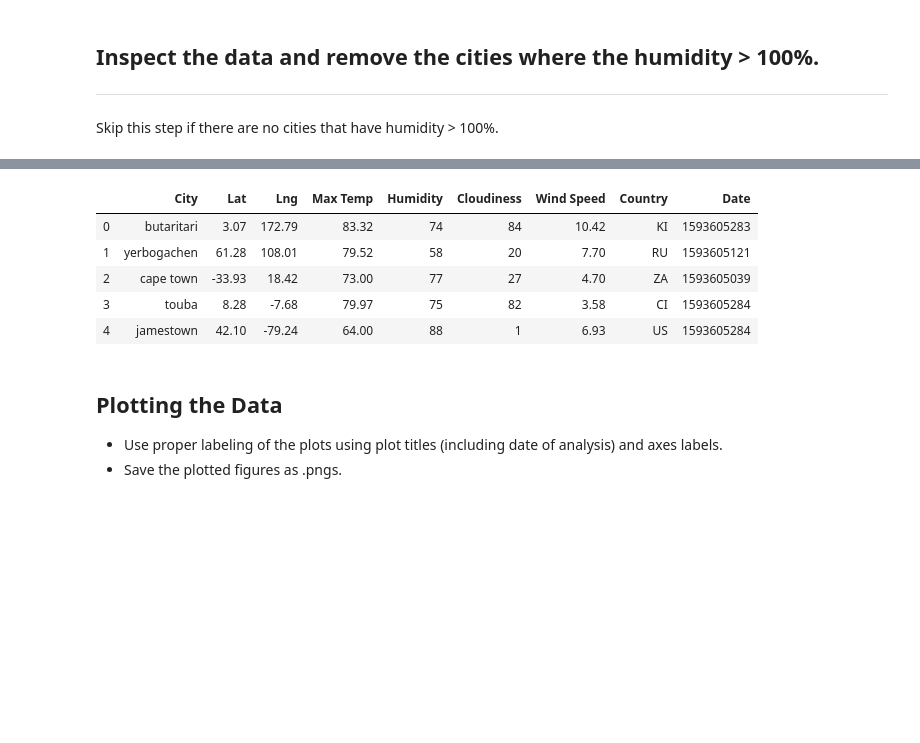
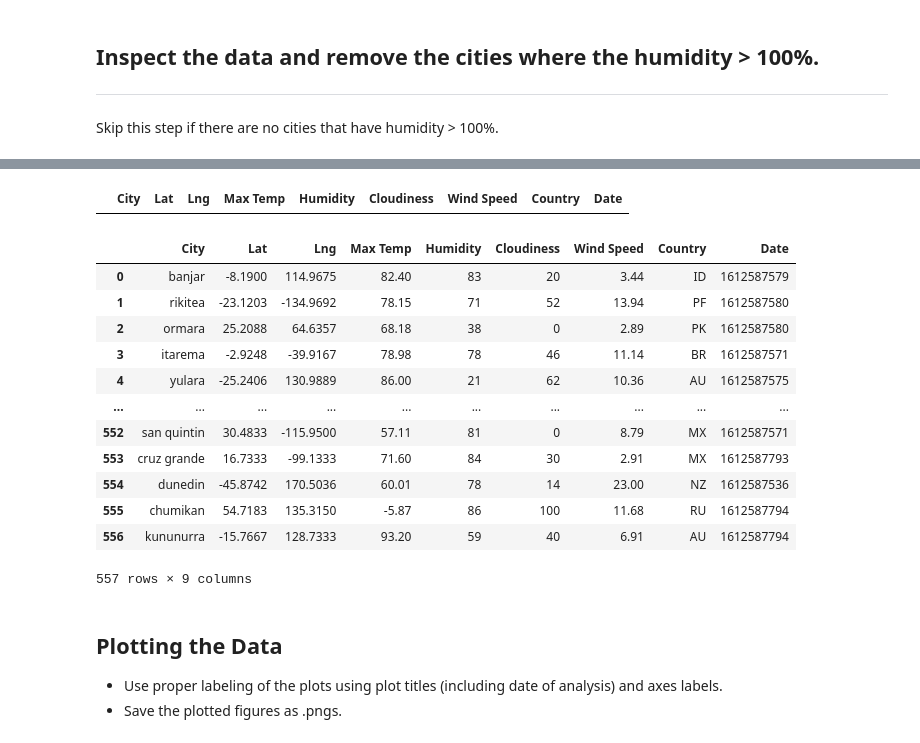
Before and after one commit to SandyGoodell/python-api-challenge, a Jupyter notebook: WeatherPy/WeatherPy.ipynb, the cells around one changed output, grey strips where cells are left out. Cells and saved outputs as stored; diff of their text form; code cells hidden in the pictures; blank space fills up the shorter version.

```diff
--- a/WeatherPy/WeatherPy.ipynb
+++ b/WeatherPy/WeatherPy.ipynb
@@ -241,13 +209,29 @@ Int64Index([], dtype='int64')
 # %%
 # Make a new DataFrame equal to the city data to drop all humidity outliers by index.
 # Passing "inplace=False" will make a copy of the city_data DataFrame, which we call "clean_city_data".
+city_data_df[~city_data_df["Humidity"] >100]
 # %% [output]
 |  | City | Lat | Lng | Max Temp | Humidity | Cloudiness | Wind Speed | Country | Date |
-| 0 | butaritari | 3.07 | 172.79 | 83.32 | 74 | 84 | 10.42 | KI | 1593605283 |
-| 1 | yerbogachen | 61.28 | 108.01 | 79.52 | 58 | 20 | 7.70 | RU | 1593605121 |
-| 2 | cape town | -33.93 | 18.42 | 73.00 | 77 | 27 | 4.70 | ZA | 1593605039 |
-| 3 | touba | 8.28 | -7.68 | 79.97 | 75 | 82 | 3.58 | CI | 1593605284 |
-| 4 | jamestown | 42.10 | -79.24 | 64.00 | 88 | 1 | 6.93 | US | 1593605284 |
+# %%
+# Make a new DataFrame equal to the city data to drop all humidity outliers by index.
+# Passing "inplace=False" will make a copy of the city_data DataFrame, which we call "clean_city_data"
+city_data_df = city_data_df[~city_data_df["Humidity"] >100]
+clean_city_data = pd.DataFrame(city_data)
+clean_city_data
+# %% [output]
+|  | City | Lat | Lng | Max Temp | Humidity | Cloudiness | Wind Speed | Country | Date |
+| 0 | banjar | -8.1900 | 114.9675 | 82.40 | 83 | 20 | 3.44 | ID | 1612587579 |
+| 1 | rikitea | -23.1203 | -134.9692 | 78.15 | 71 | 52 | 13.94 | PF | 1612587580 |
+| 2 | ormara | 25.2088 | 64.6357 | 68.18 | 38 | 0 | 2.89 | PK | 1612587580 |
+| 3 | itarema | -2.9248 | -39.9167 | 78.98 | 78 | 46 | 11.14 | BR | 1612587571 |
+| 4 | yulara | -25.2406 | 130.9889 | 86.00 | 21 | 62 | 10.36 | AU | 1612587575 |
+| ... | ... | ... | ... | ... | ... | ... | ... | ... | ... |
+| 552 | san quintin | 30.4833 | -115.9500 | 57.11 | 81 | 0 | 8.79 | MX | 1612587571 |
+| 553 | cruz grande | 16.7333 | -99.1333 | 71.60 | 84 | 30 | 2.91 | MX | 1612587793 |
+| 554 | dunedin | -45.8742 | 170.5036 | 60.01 | 78 | 14 | 23.00 | NZ | 1612587536 |
+| 555 | chumikan | 54.7183 | 135.3150 | -5.87 | 86 | 100 | 11.68 | RU | 1612587794 |
+| 556 | kununurra | -15.7667 | 128.7333 | 93.20 | 59 | 40 | 6.91 | AU | 1612587794 |
+557 rows × 9 columns
 # %% [markdown]
 ## Plotting the Data
 * Use proper labeling of the plots using plot titles (including date of analysis) and axes labels.
```
Also changed, not shown: parts of 14 cells of this notebook, 1 other file.
